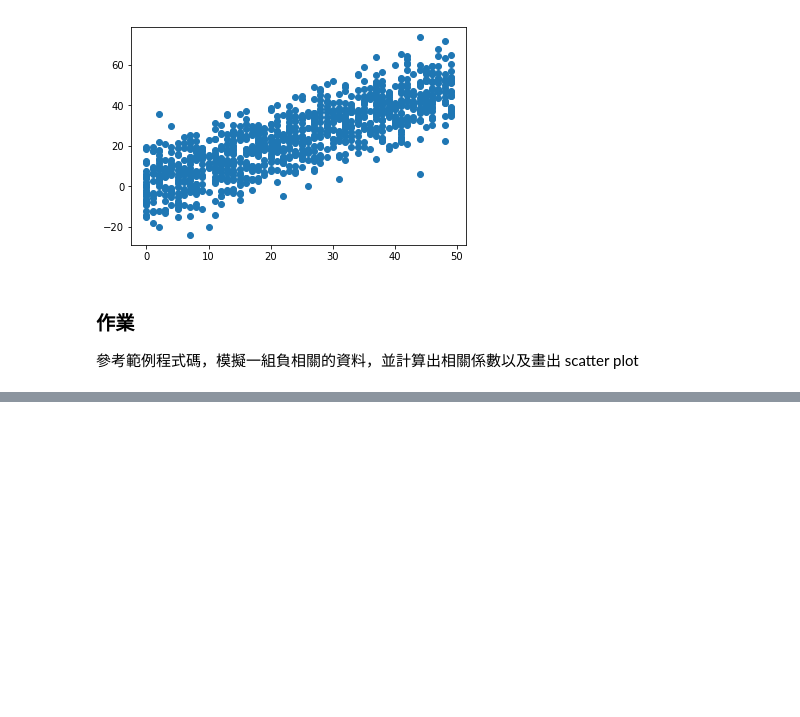
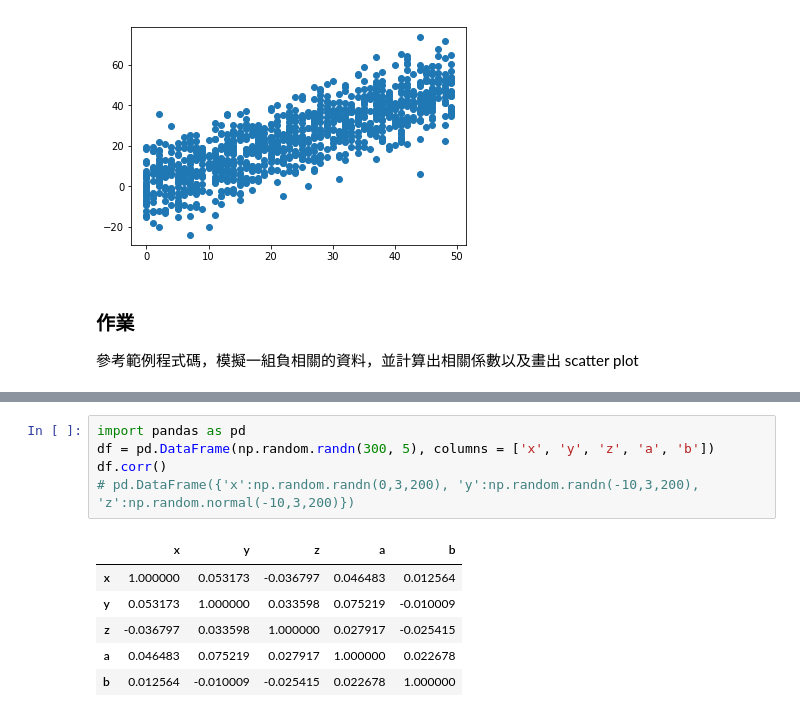
Before and after one commit to 19910101bacon/2nd-ML100Days, a Jupyter notebook: homework/Day_009_correlation_example.ipynb, the cells around one changed output, grey strips where cells are left out. Cells and saved outputs as stored; diff of their text form; blank space fills up the shorter version.

```diff
--- a/homework/Day_009_correlation_example.ipynb
+++ b/homework/Day_009_correlation_example.ipynb
@@ -66,0 +70,12 @@ plt.scatter(x,y)
+# %%
+import pandas as pd
+df = pd.DataFrame(np.random.randn(300, 5), columns = ['x', 'y', 'z', 'a', 'b'])
+df.corr()
+# pd.DataFrame({'x':np.random.randn(0,3,200), 'y':np.random.randn(-10,3,200), 'z':np.random.normal(-10,3,200)})
+# %% [output]
+|  | x | y | z | a | b |
+| x | 1.000000 | 0.053173 | -0.036797 | 0.046483 | 0.012564 |
+| y | 0.053173 | 1.000000 | 0.033598 | 0.075219 | -0.010009 |
+| z | -0.036797 | 0.033598 | 1.000000 | 0.027917 | -0.025415 |
+| a | 0.046483 | 0.075219 | 0.027917 | 1.000000 | 0.022678 |
+| b | 0.012564 | -0.010009 | -0.025415 | 0.022678 | 1.000000 |
```
Also changed, not shown: parts of 1 cell of this notebook.
